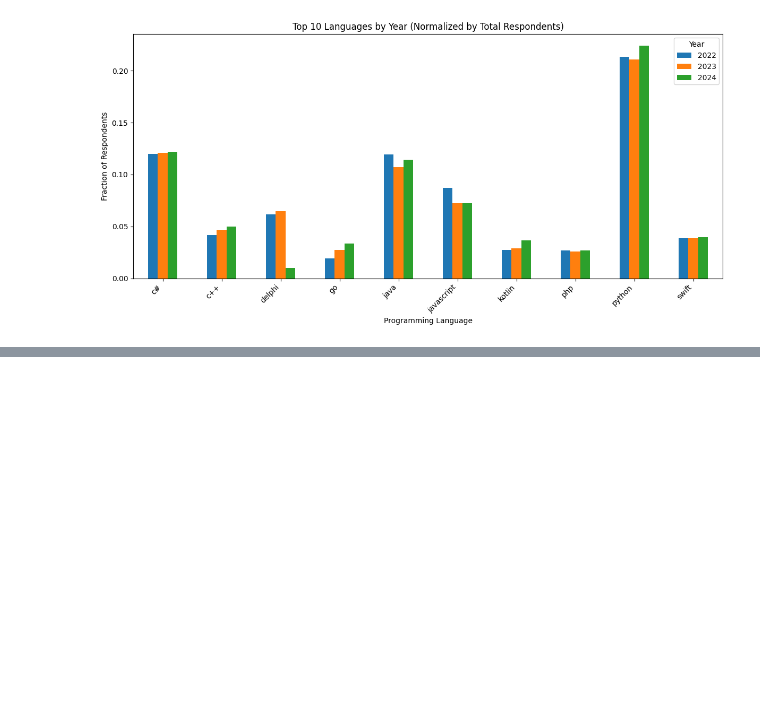
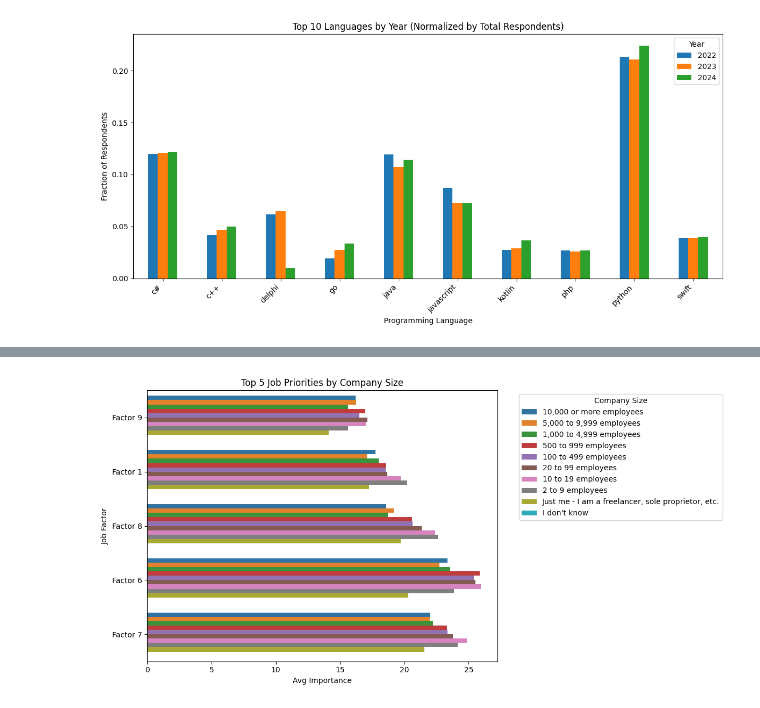
Before and after one commit to adni8025/Stack-Overflow-Developer-Survey-Data-Mining, a Jupyter notebook: thefile.ipynb, the cells around one changed output, grey strips where cells are left out. Saved outputs shown, nothing was run; the diff lists cells and outputs as text; code cells hidden in the pictures; blank space fills up the shorter version.

```diff
--- a/thefile.ipynb
+++ b/thefile.ipynb
@@ -538,0 +520,39 @@ swift                   0.038828  0.038426  0.039860
+# %%
+priority_cols = [col for col in odf_2024.columns if col.startswith('JOBSATPOINTS_')]
+priority_df = odf_2024[['ORGSIZE'] + priority_cols].dropna()
+
+priority_df = priority_df.melt(id_vars='ORGSIZE', value_vars=priority_cols,
+                               var_name='Priority', value_name='Importance')
+
+avg_priority = priority_df.groupby(['ORGSIZE', 'Priority'])['Importance'].mean().reset_index()
+avg_priority['Priority'] = avg_priority['Priority'].str.replace('JOBSATPOINTS_', 'Factor ')
+
+top5 = avg_priority.groupby('ORGSIZE').apply(lambda df: df.nlargest(5, 'Importance')).reset_index(drop=True)
+
+size_order = [
+    '10,000 or more employees',
+    '5,000 to 9,999 employees',
+    '1,000 to 4,999 employees',
+    '500 to 999 employees',
+    '100 to 499 employees',
+    '20 to 99 employees',
+    '10 to 19 employees',
+    '2 to 9 employees',
+    'Just me - I am a freelancer, sole proprietor, etc.',
+    "I don't know"
+]
+
+top5['ORGSIZE'] = pd.Categorical(top5['ORGSIZE'], categories=size_order, ordered=True)
+top5 = top5.sort_values('ORGSIZE', ascending=False)
+
+plt.figure(figsize=(12, 6))
+sns.barplot(data=top5, x='Importance', y='Priority', hue='ORGSIZE', hue_order=size_order)
+
+plt.title('Top 5 Job Priorities by Company Size')
+plt.xlabel('Avg Importance')
+plt.ylabel('Job Factor')
+plt.legend(title='Company Size', bbox_to_anchor=(1.05, 1), loc='upper left')
+plt.tight_layout()
+plt.show()
+# %% [output]
+[figure, added]
```
Also changed, not shown: parts of 17 cells of this notebook.
